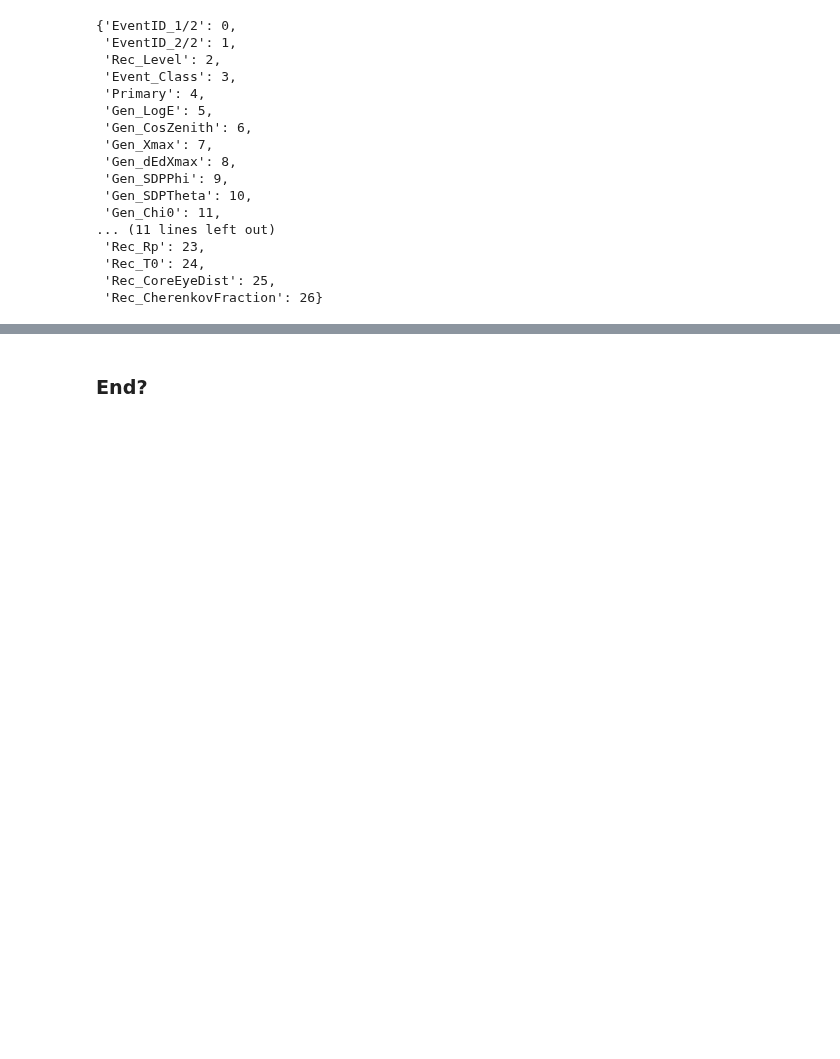
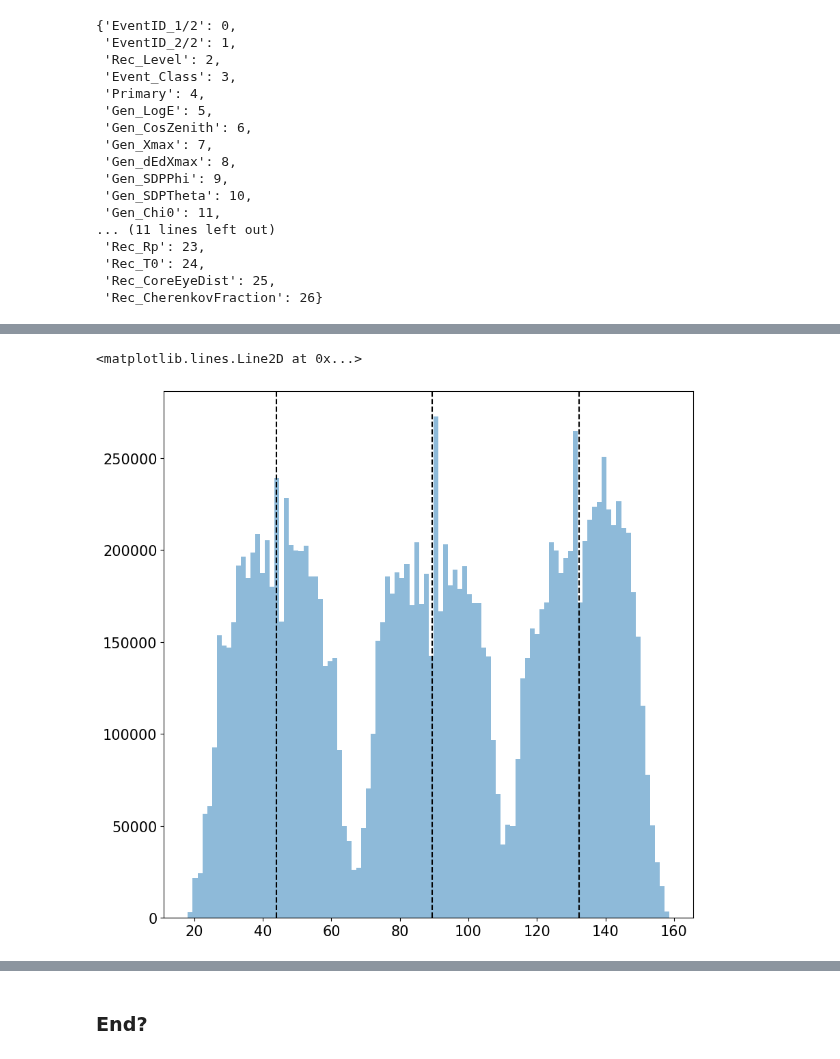
Before and after one commit to fedor-tairli/CDEProject, a Jupyter notebook: Dataset/TestingDataset_2.ipynb, the cells around one changed output, grey strips where cells are left out. Drawn from its saved outputs; the diff is of its cells as text; code cells hidden in the pictures; blank space fills up the shorter version.

```diff
--- a/Dataset/TestingDataset_2.ipynb
+++ b/Dataset/TestingDataset_2.ipynb
@@ -391,0 +405,11 @@ plt.hist2d(ALL_SDP_Phi*180/np.pi,ALL_SDP_Theta*180/np.pi,bins=100,cmap = 'infern
+# %%
+All_Phis = Dataset.get_pixel_values('Phi')
+tel_offsets = { 1:43.92 , 2:89.34 , 3:132.30 }
+
+plt.hist(All_Phis,bins=100,label='All Phis',alpha=0.5)
+plt.axvline(tel_offsets[1],ls='--',color='k')
+plt.axvline(tel_offsets[2],ls='--',color='k')
+plt.axvline(tel_offsets[3],ls='--',color='k')
+# %% [output]
+<matplotlib.lines.Line2D at 0x...>
+[figure, added]
```
Also changed, not shown: parts of 10 cells of this notebook, 5 other files.
